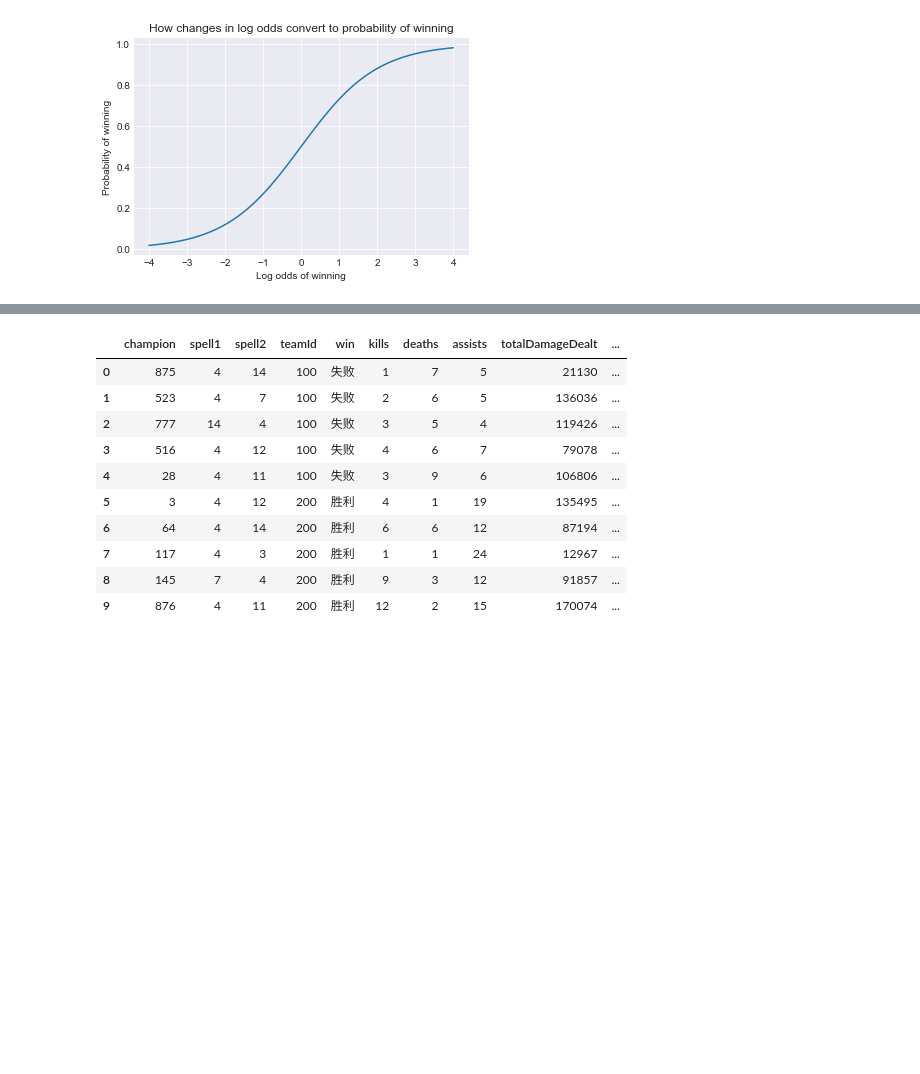
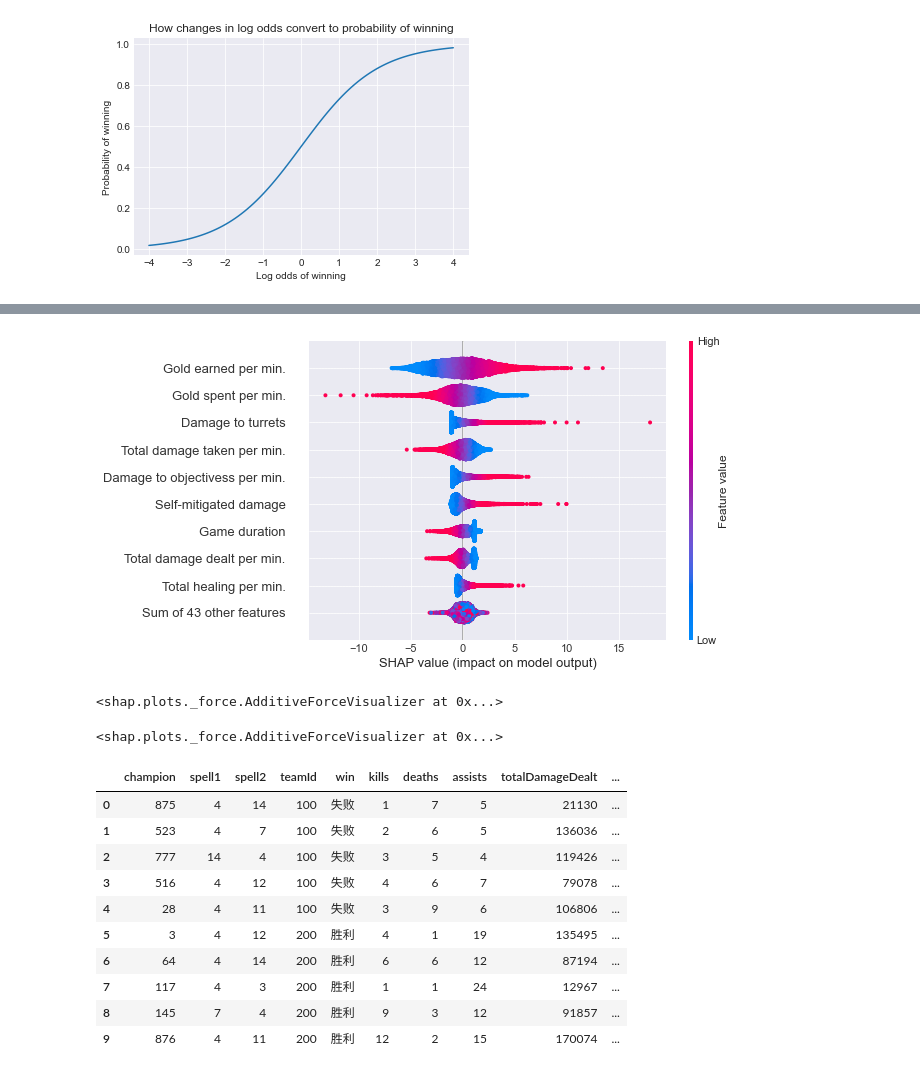
Before and after one commit to yi-ye-zhi-qiu/liam.gg, a Jupyter notebook: analysis.ipynb, the cells around one changed output, grey strips where cells are left out. Saved outputs shown, nothing was run; the diff lists cells and outputs as text; code cells hidden in the pictures; blank space fills up the shorter version.

```diff
--- a/analysis.ipynb
+++ b/analysis.ipynb
@@ -726,0 +736,12 @@ Passing parameters norm and vmin/vmax simultaneously is deprecated since 3.3 and
+# %%
+LR = LogisticRegression()
+LRparam_grid = {
+    'C': [0.001, 0.01, 0.1, 1, 10, 100, 1000],
+    'penalty': ['l1', 'l2'],
+    'max_iter': list(range(100,800,100)),
+}
+LR_search = GridSearchCV(LR, param_grid=LRparam_grid, refit = True, verbose = 3, cv=5)
+
+# fitting the model for grid search
+LR_search.fit(Xt , yt)
+LR_search.best_params_
@@ -726,0 +835,2 @@ Passing parameters norm and vmin/vmax simultaneously is deprecated since 3.3 and
+# %%
+model = clf = LogisticRegression(penalty='l2', max_iter=700, C=0.01).fit(Xt, yt)
@@ -727,2 +845,18 @@ Passing parameters norm and vmin/vmax simultaneously is deprecated since 3.3 and
+# %%
+explainer = shap.Explainer(model, Xt, feature_names=Xt.columns)
+shap_values = explainer(Xv)
+shap.plots.beeswarm(shap_values)#, X_test_array, feature_names=vectorizer.get_feature_names())
+# %% [output]
+[figure, added]
+# %%
+ind = 0
+shap.plots.force(shap_values[ind])
+# %% [output]
+<shap.plots._force.AdditiveForceVisualizer at 0x...>
+# %%
+ind = 1
+shap.plots.force(shap_values[ind])
+# %% [output]
+<shap.plots._force.AdditiveForceVisualizer at 0x...>
 # %%
 from riotwatcher import LolWatcher, ApiError
```
Also changed, not shown: parts of 19 cells of this notebook, 1 other file.
